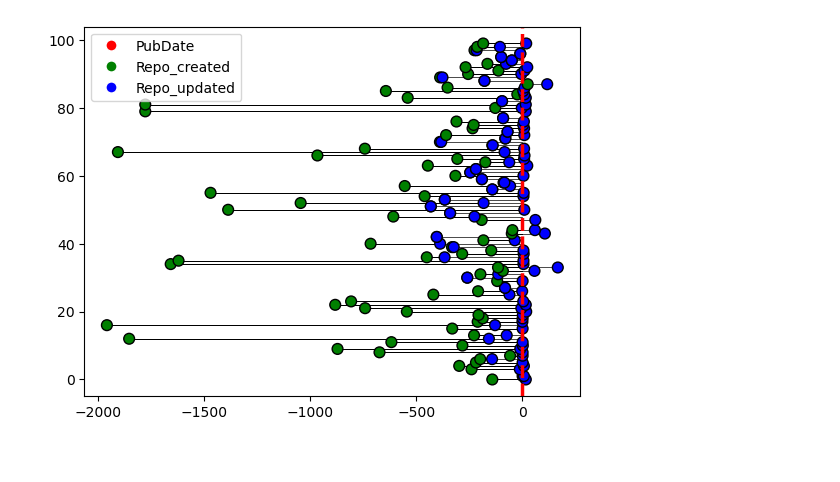
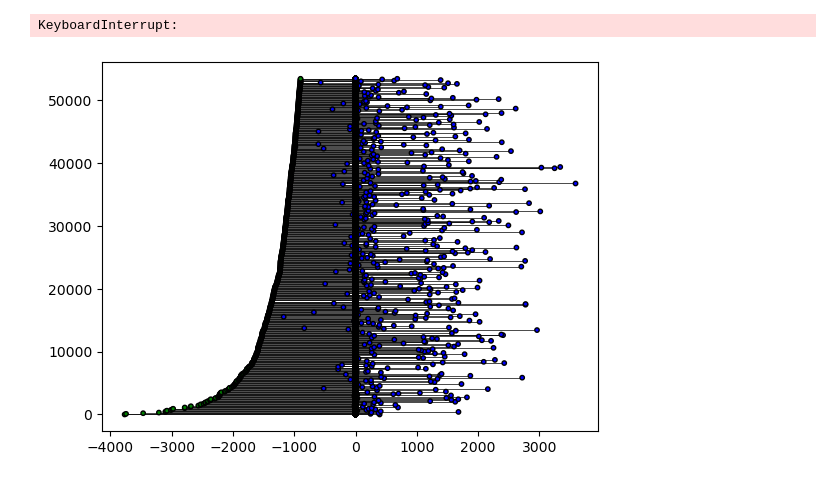
Before and after one commit to zhukovanadezhda/bioinformatics-software, a Jupyter notebook: pubmed_api.ipynb, the cells around one changed output. Drawn from its saved outputs; the diff is of its cells as text; code cells hidden in the pictures.

Commit message:
used only efetch, saved files after each part, fixed problem with linkes cleaning

```diff
--- a/pubmed_api.ipynb
+++ b/pubmed_api.ipynb
@@ -65,9 +141,14 @@ for id_iter in df1["PMID"]:
 # %%
+#To find out about repositories that were not accessed, consult the log_error variable.
+
 df1["Repo_created_at"] = None
 df1["Repo_updated_at"] = None
-for i in range(len(df1["PMID"])):
+log_error_repo = []
+for i in tqdm(range(len(df1["PMID"]))):
     try:
-        df1["Repo_created_at"].iloc[i], df1["Repo_updated_at"].iloc[i] = pbmd.get_repo_info(str(df1["GitHub_link_clean"].iloc[i]))
+        df1["Repo_created_at"].iloc[i], df1["Repo_updated_at"].iloc[i], log_error_repo = pbmd.get_repo_info(str(df1["GitHub_link_clean"].iloc[i]), log_error_repo)
     except:
+        log_error_repo.append(f"Error with PMID: {df1['PMID'][i]}")
         continue
+df1 = df1.reindex(columns=["PMID", "PubDate", "Repo_created_at", "Repo_updated_at", "DOI", "Journal", "Title", "GitHub_link_raw", "GitHub_link_clean", "Phrase", "Abstract"])
 # %% [output]
@@ -92,4 +185,0 @@ Status code: 404
-# %%
-#pd.options.display.max_colwidth = None
-df1 = df1[["PMID", "PubDate", "Repo_created_at", "Repo_updated_at", "DOI", "GitHub_link_raw", "GitHub_link_clean", "Journal", "Title", "Phrase"]]
-df1[["PMID", "PubDate", "Repo_created_at", "Repo_updated_at", "DOI", "GitHub_link_clean", "Journal", "Title", "Phrase"]]
@@ -117,0 +196,4 @@ df['PubDate'] = 0
+# %%
+df = df.dropna(how='any')
+df = df.sort_values(by=['Repo_created_at', 'Repo_updated_at'], ascending=[True, True])
+df = df.reset_index(drop=True)
@@ -117,0 +216,14 @@ df['PubDate'] = 0
+# %%
+warnings.filterwarnings("ignore")
+
+new_df = pd.DataFrame(columns=df.columns)
+
+for index, row in tqdm(df.iterrows()):
+    new_df = new_df.append(row)
+
+    for i in range(100):
+        new_df = new_df.append(pd.Series([0]*len(df.columns), index=df.columns), ignore_index=True)
+
+warnings.resetwarnings()
+
+new_df
@@ -118,19 +244,21 @@ df['PubDate'] = 0
 # %%
 fig, ax = plt.subplots()
 
-for i, row in df.iterrows():
 
-    ax.plot([row['PubDate'], row['Repo_created_at'], row['Repo_updated_at']], [i, i, i], color='black', linewidth=0.5, zorder=1)
-    ax.scatter([row['Repo_created_at'], row['Repo_updated_at']], [i, i], s=60, facecolors=['green', 'blue'], edgecolors='black', zorder=2)
+for i, row in tqdm(new_df.iterrows()):
 
-ax.axvline(x=0, color='red', linestyle='--', linewidth=2.5)
+    ax.plot([row['Repo_created_at'], row['Repo_updated_at']], [i, i], color='black', linewidth=0.5, zorder=1)
+    ax.scatter([row['Repo_created_at'], row['Repo_updated_at']], [i, i], s=10, facecolors=['green', 'blue'], edgecolors='black', zorder=2)
 
-pubdate_marker = plt.Line2D([0,0],[0,0],marker='o', color='w', label='PubDate', markerfacecolor='red', markersize=8)
+ax.axvline(x=0, color='red', linestyle='--', linewidth=2.5, zorder=3)
+
+pubdate_marker = plt.Line2D([0,0],[0,0],linestyle='--', color='red', label='PubDate', markerfacecolor='red', linewidth=3)
 created_marker = plt.Line2D([0,0],[0,0],marker='o', color='w', label='Repo_created', markerfacecolor='green', markersize=8)
 updated_marker = plt.Line2D([0,0],[0,0],marker='o', color='w', label='Repo_updated', markerfacecolor='blue', markersize=8)
 
 ax.legend(handles=[pubdate_marker, created_marker, updated_marker])
 
 plt.show()
 # %% [output]
+KeyboardInterrupt:
-[figure, old version]
+[figure, new version]
```
Also changed, not shown: parts of 30 cells of this notebook, 11 other files.
